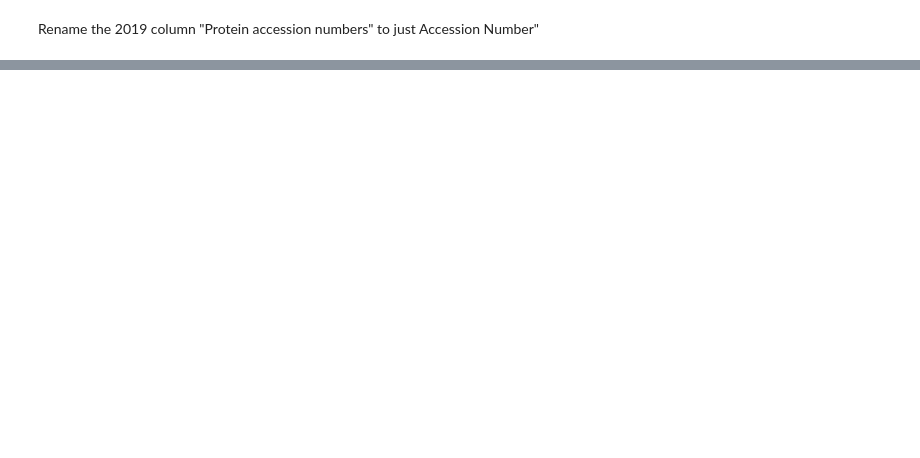
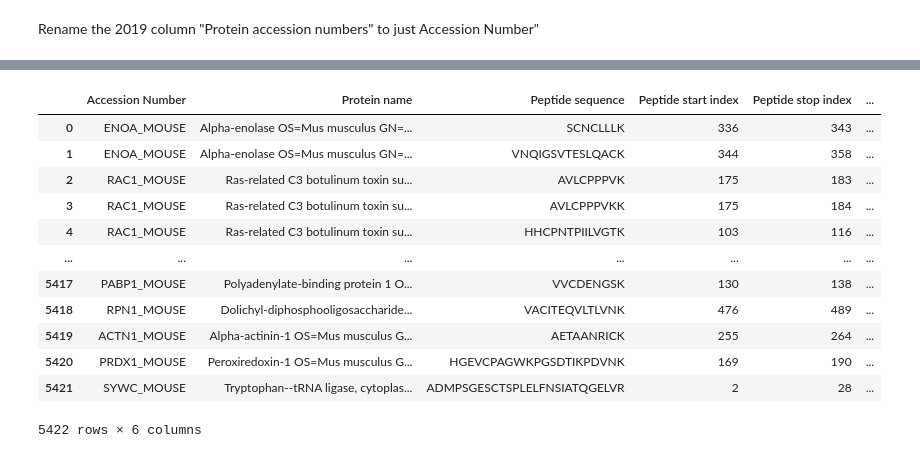
Before and after one commit to rohand2290/glutothyination-data-processing, a Jupyter notebook: data_processing.ipynb, the cells around one changed output, grey strips where cells are left out. Saved outputs shown, nothing was run; the diff lists cells and outputs as text; code cells hidden in the pictures; blank space fills up the shorter version.

```diff
--- a/data_processing.ipynb
+++ b/data_processing.ipynb
@@ -73,0 +207,16 @@ def formatData(df):
+# %%
+sub_2019
+# %% [output]
+|  | Accession Number | Protein name | Peptide sequence | Peptide start index | Peptide stop index | ... |
+| 0 | ENOA_MOUSE | Alpha-enolase OS=Mus musculus GN=... | SCNCLLLK | 336 | 343 | ... |
+| 1 | ENOA_MOUSE | Alpha-enolase OS=Mus musculus GN=... | VNQIGSVTESLQACK | 344 | 358 | ... |
+| 2 | RAC1_MOUSE | Ras-related C3 botulinum toxin su... | AVLCPPPVK | 175 | 183 | ... |
+| 3 | RAC1_MOUSE | Ras-related C3 botulinum toxin su... | AVLCPPPVKK | 175 | 184 | ... |
+| 4 | RAC1_MOUSE | Ras-related C3 botulinum toxin su... | HHCPNTPIILVGTK | 103 | 116 | ... |
+| ... | ... | ... | ... | ... | ... | ... |
+| 5417 | PABP1_MOUSE | Polyadenylate-binding protein 1 O... | VVCDENGSK | 130 | 138 | ... |
+| 5418 | RPN1_MOUSE | Dolichyl-diphosphooligosaccharide... | VACITEQVLTLVNK | 476 | 489 | ... |
+| 5419 | ACTN1_MOUSE | Alpha-actinin-1 OS=Mus musculus G... | AETAANRICK | 255 | 264 | ... |
+| 5420 | PRDX1_MOUSE | Peroxiredoxin-1 OS=Mus musculus G... | HGEVCPAGWKPGSDTIKPDVNK | 169 | 190 | ... |
+| 5421 | SYWC_MOUSE | Tryptophan--tRNA ligase, cytoplas... | ADMPSGESCTSPLELFNSIATQGELVR | 2 | 28 | ... |
+5422 rows × 6 columns
```
Also changed, not shown: parts of 14 cells of this notebook, 3 other files.
